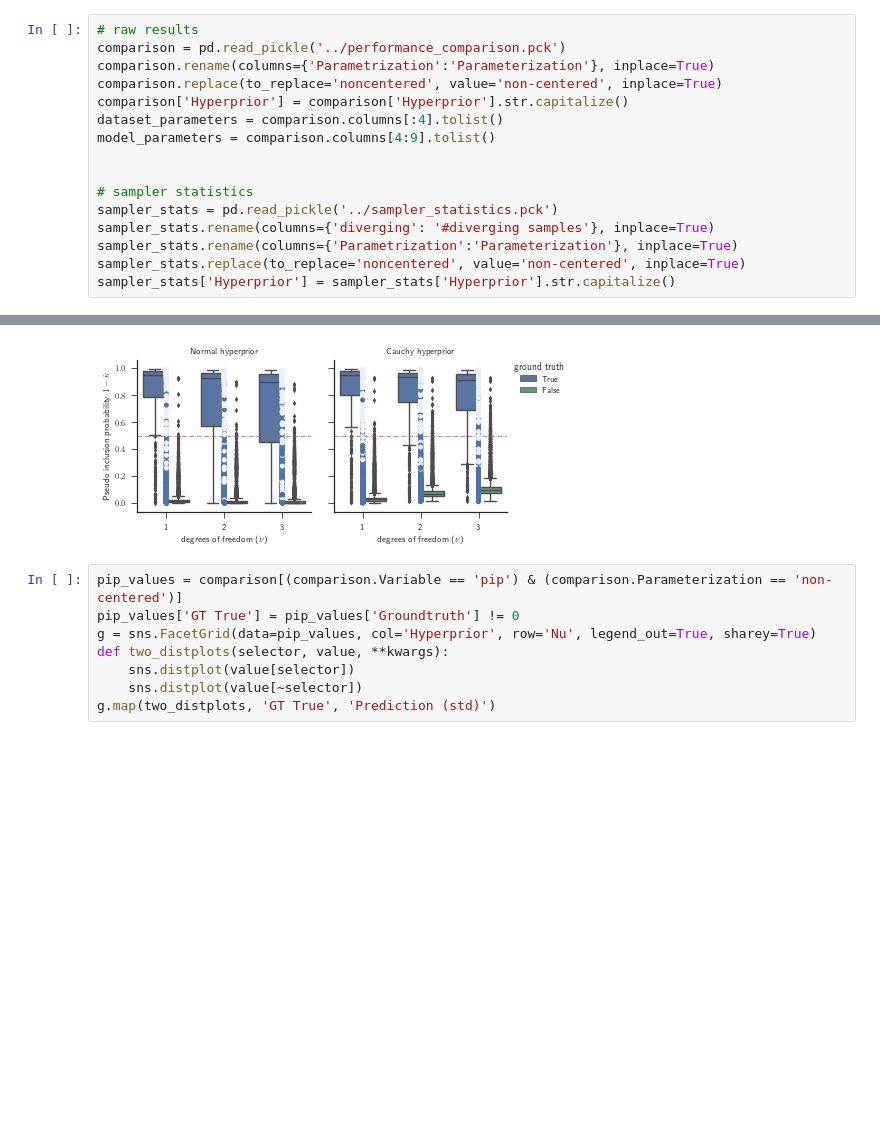
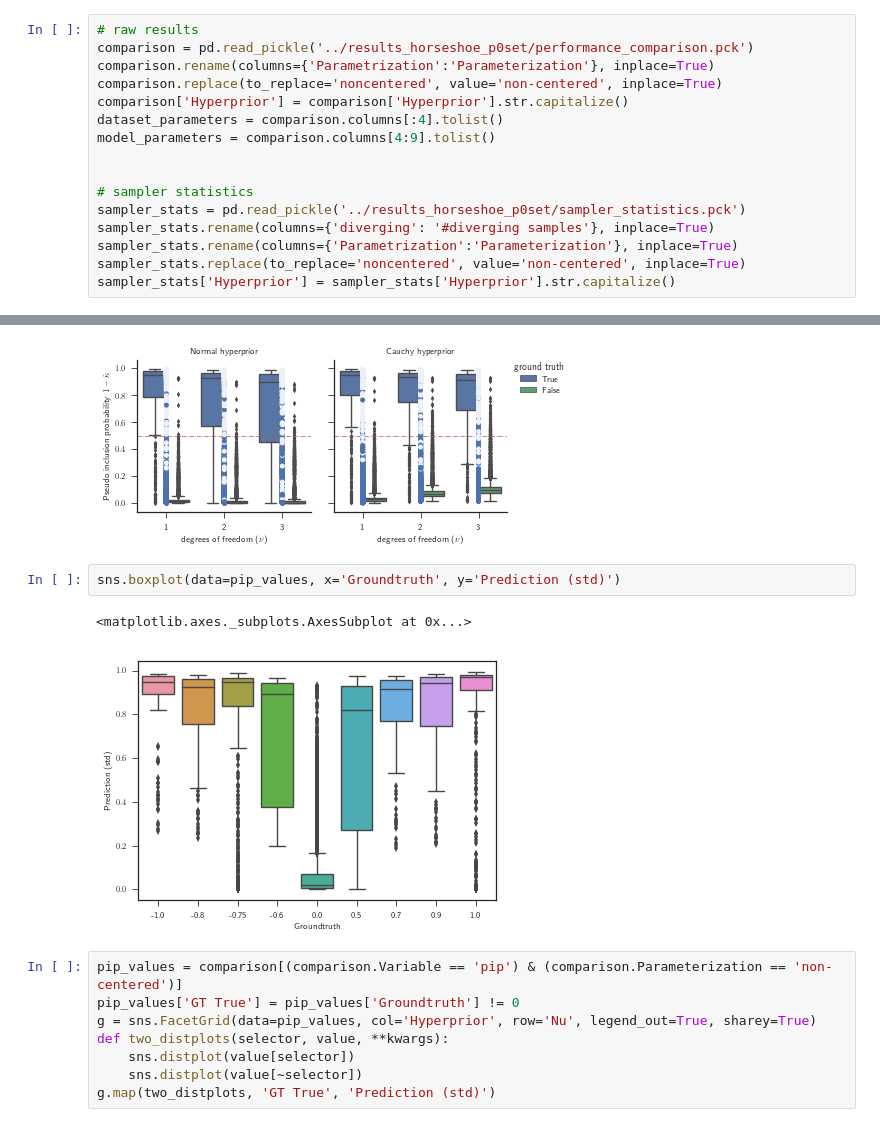
Before and after one commit to ExpectationMax/HorseshoeDMRegression, a Jupyter notebook: MasterThesisPlots/Hyperparameter selection.ipynb, the cells around one changed output, grey strips where cells are left out. Saved outputs shown, nothing was run; the diff lists cells and outputs as text; blank space fills up the shorter version.

```diff
--- a/MasterThesisPlots/Hyperparameter selection.ipynb
+++ b/MasterThesisPlots/Hyperparameter selection.ipynb
@@ -22,7 +22,7 @@ boxplot_kwargs={'fliersize':4}
 ### Read data
 # %%
 # raw results
-comparison = pd.read_pickle('../performance_comparison.pck')
+comparison = pd.read_pickle('../results_horseshoe_p0set/performance_comparison.pck')
 comparison.rename(columns={'Parametrization':'Parameterization'}, inplace=True)
 comparison.replace(to_replace='noncentered', value='non-centered', inplace=True)
 comparison['Hyperprior'] = comparison['Hyperprior'].str.capitalize()
@@ -31,7 +31,7 @@ model_parameters = comparison.columns[4:9].tolist()
 
 
 # sampler statistics
-sampler_stats = pd.read_pickle('../sampler_statistics.pck')
+sampler_stats = pd.read_pickle('../results_horseshoe_p0set/sampler_statistics.pck')
 sampler_stats.rename(columns={'diverging': '#diverging samples'}, inplace=True)
 sampler_stats.rename(columns={'Parametrization':'Parameterization'}, inplace=True)
 sampler_stats.replace(to_replace='noncentered', value='non-centered', inplace=True)
@@ -246,6 +271,11 @@ Try using .loc[row_indexer,col_indexer] = value instead
 
 See the caveats in the documentation: http://pandas.pydata.org/pandas-docs/stable/indexing.html#indexing-view-versus-copy
 [figure]
+# %%
+sns.boxplot(data=pip_values, x='Groundtruth', y='Prediction (std)')
+# %% [output]
+<matplotlib.axes._subplots.AxesSubplot at 0x...>
+[figure, added]
 # %%
 pip_values = comparison[(comparison.Variable == 'pip') & (comparison.Parameterization == 'non-centered')]
 pip_values['GT True'] = pip_values['Groundtruth'] != 0
```
Also changed, not shown: parts of 2 cells of this notebook, 3 other files.
